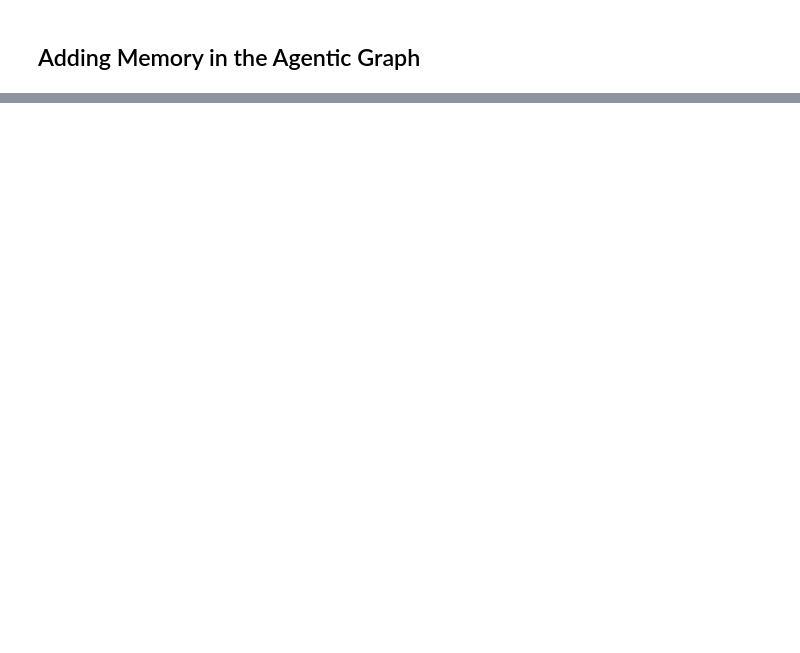
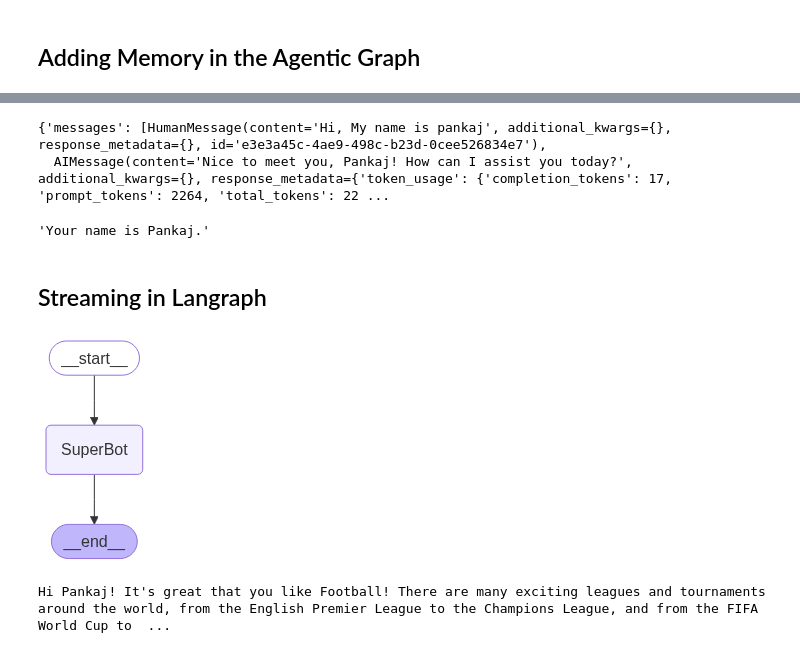
Before and after one commit to pankajsingh016/AG-AI-CC, a Jupyter notebook: 1-BasicChatbot/2-building-chat-bot-with-tools.ipynb, the cells around one changed output, grey strips where cells are left out. Drawn from its saved outputs; the diff is of its cells as text; code cells hidden in the pictures; blank space fills up the shorter version.

Commit message:
Streaming in Langgraph

```diff
--- a/1-BasicChatbot/2-building-chat-bot-with-tools.ipynb
+++ b/1-BasicChatbot/2-building-chat-bot-with-tools.ipynb
@@ -189,0 +234,45 @@ Recent AI news: The recent departure of top researchers from OpenAI to Meta sign
+# %%
+# Config is required in each and every time to hit the graph with proper thread_id
+config = {'configurable':{'thread_id':'1'}}
+response = graph.invoke({'messages':'Hi, My name is pankaj'}, config=config)
+response
+# %% [output]
+{'messages': [HumanMessage(content='Hi, My name is pankaj', additional_kwargs={}, response_metadata={}, id='e3e3a45c-4ae9-498c-b23d-0cee526834e7'),
+  AIMessage(content='Nice to meet you, Pankaj! How can I assist you today?', additional_kwargs={}, response_metadata={'token_usage': {'completion_tokens': 17, 'prompt_tokens': 2264, 'total_tokens': 22 ...
+# %%
+response2 = graph.invoke({'messages':'What is my name?'},config=config)
+response2['messages'][-1].content
+# %% [output]
+'Your name is Pankaj.'
+# %% [markdown]
+## Streaming in Langraph
+# %%
+from langgraph.checkpoint.memory import MemorySaver
+memory = MemorySaver()
+
+
+def superbot(state:State):
+    return {'messages':[llm_with_tools.invoke(state['messages'])]}
+# %%
+# Building Graph
+graph = StateGraph(State)
+
+# Nodes
+graph.add_node("SuperBot",superbot)
+
+# Edges
+graph.add_edge(START,"SuperBot")
+graph.add_edge("SuperBot",END)
+
+# graph compilation
+graph_build = graph.compile(checkpointer=memory)
+
+display_bot_graph(graph_build)
+# %% [output]
+[figure, added]
+# %%
+config = {'configurable':{'thread_id':'2'}}
+response = graph_build.invoke({'messages':'Hi, My name is pankaj and I like Football.'},config=config)
+print(response['messages'][-1].content)
+# %% [output]
+Hi Pankaj! It's great that you like Football! There are many exciting leagues and tournaments around the world, from the English Premier League to the Champions League, and from the FIFA World Cup to  ...
```
Also changed, not shown: parts of 9 cells of this notebook.
